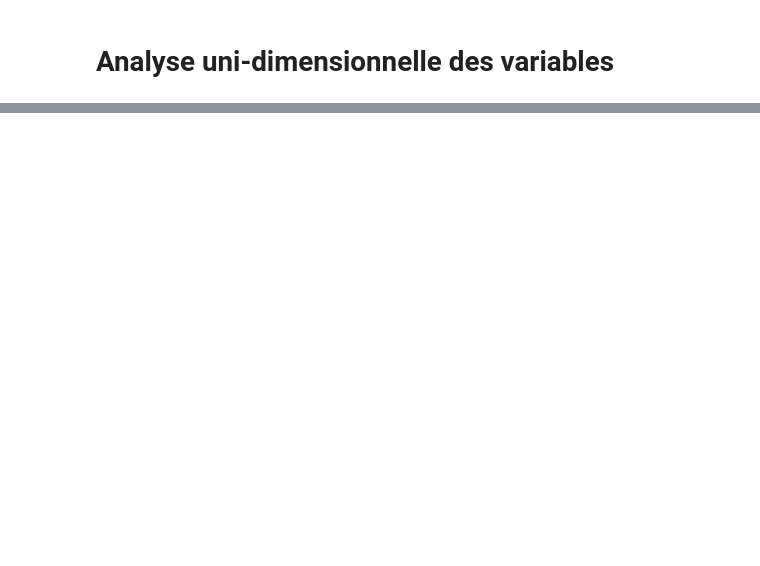
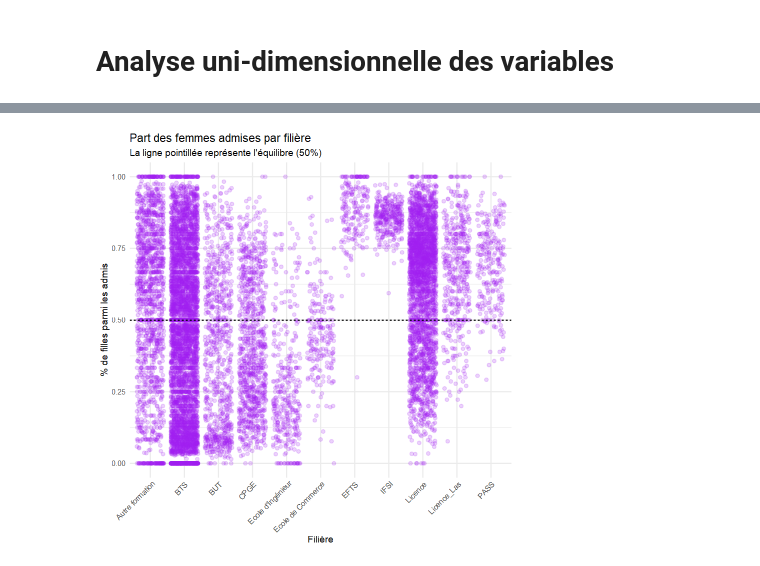
Before and after one commit to corentinbrand/Projet_analyse_de_donnees, a Jupyter notebook: brouillon.ipynb, the cells around one changed output, grey strips where cells are left out. Cells and saved outputs as stored; diff of their text form; code cells hidden in the pictures; blank space fills up the shorter version.

```diff
--- a/brouillon.ipynb
+++ b/brouillon.ipynb
@@ -208,0 +373,19 @@ ggplot(data, aes(x = Région.de.l.établissement)) +
+# %%
+#Mixité par domaine
+data_genre <- data_features_core %>%
+  filter(log_admis > 2) # On filtre les petites formations pour la lisibilité
+
+ggplot(data_genre, aes(x = Filière.de.formation.très.agrégée, y = pct_filles_admises)) +
+  geom_jitter(alpha = 0.2, color = "purple") +
+  # CORRECTION ICI : yintercept au lieu de y0
+  geom_hline(yintercept = 0.5, linetype = "dashed", color = "black") +
+  labs(
+    title = "Part des femmes admises par filière",
+    subtitle = "La ligne pointillée représente l'équilibre (50%)",
+    x = "Filière",
+    y = "% de filles parmi les admis"
+  ) +
+  theme_minimal() +
+  theme(axis.text.x = element_text(angle = 45, hjust = 1))
+# %% [output]
+[figure, added]
```
Also changed, not shown: parts of 13 cells of this notebook.
